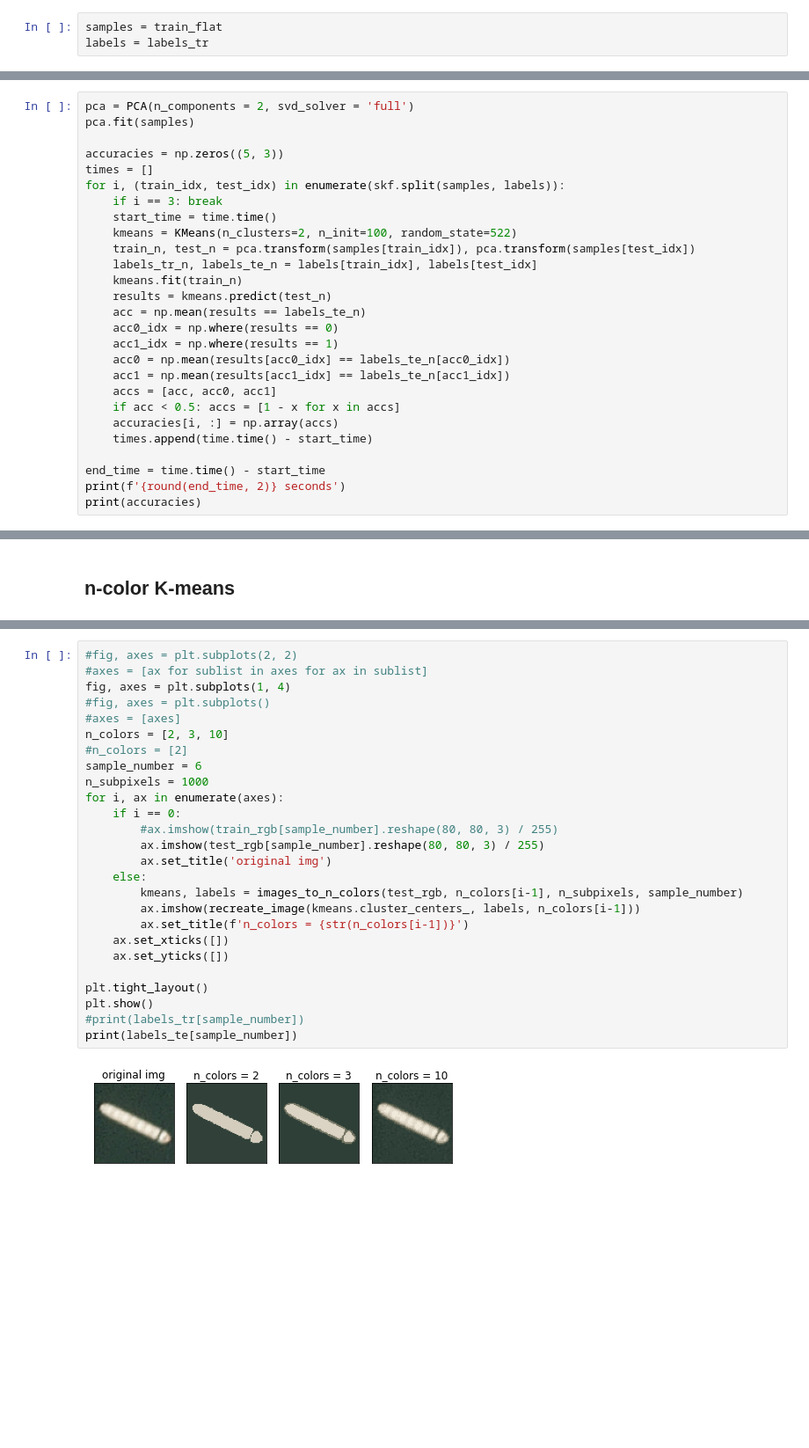
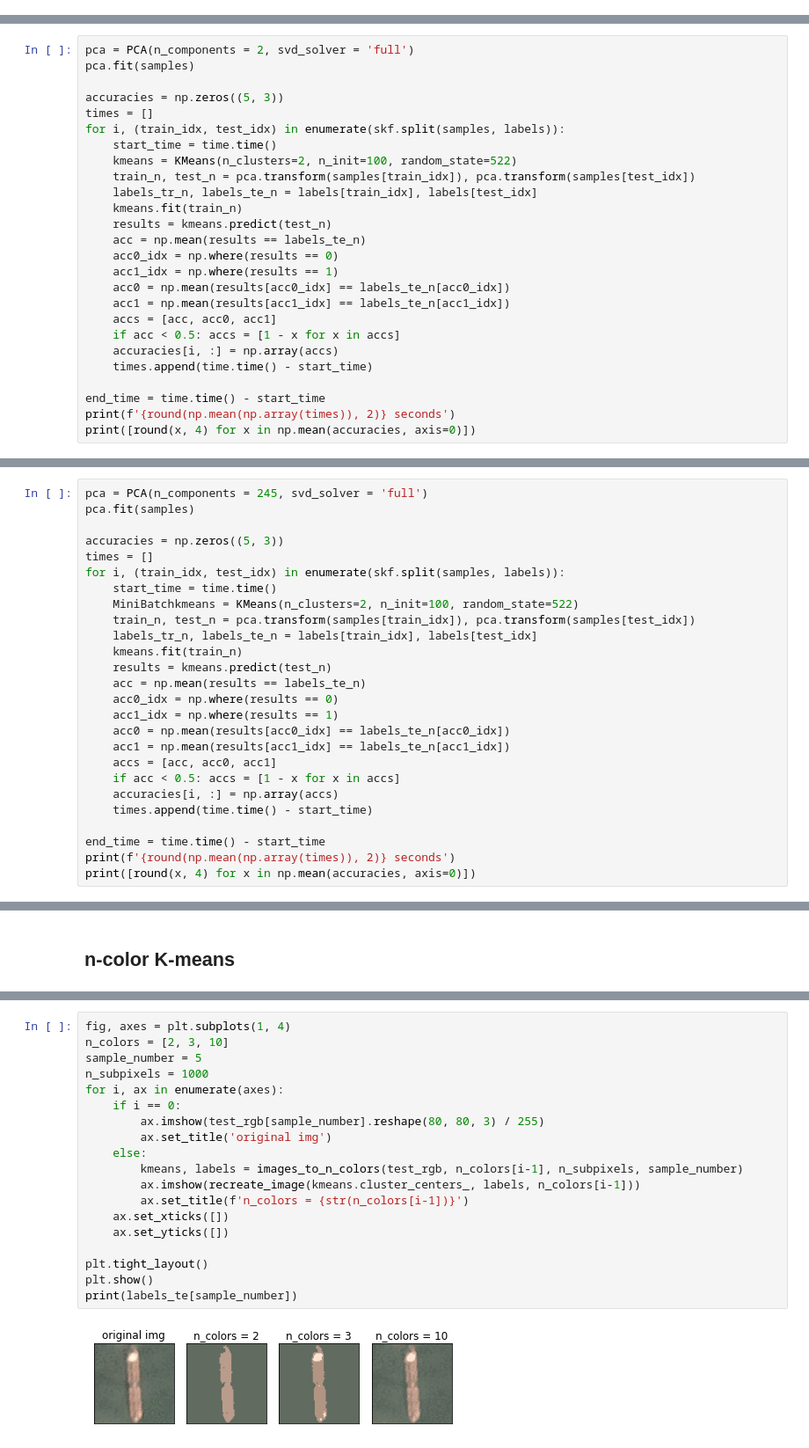
Before and after one commit to LaneMatthewJ/SaSSaSSaS, a Jupyter notebook: clustering_methods.ipynb, the cells around one changed output, grey strips where cells are left out. Shown at 88% size. Saved outputs shown, nothing was run; the diff lists cells and outputs as text; blank space fills up the shorter version.

```diff
--- a/clustering_methods.ipynb
+++ b/clustering_methods.ipynb
@@ -37,3 +64,0 @@ test_flat = test.reshape(test.shape[0], 19200)
-# %%
-samples = train_flat
-labels = labels_tr
@@ -106,7 +102,6 @@ pca.fit(samples)
 accuracies = np.zeros((5, 3))
 times = []
 for i, (train_idx, test_idx) in enumerate(skf.split(samples, labels)):
-    if i == 3: break
     start_time = time.time()
     kmeans = KMeans(n_clusters=2, n_init=100, random_state=522)
     train_n, test_n = pca.transform(samples[train_idx]), pca.transform(samples[test_idx])
@@ -124,6 +119,6 @@ for i, (train_idx, test_idx) in enumerate(skf.split(samples, labels)):
     times.append(time.time() - start_time)
 
 end_time = time.time() - start_time
-print(f'{round(end_time, 2)} seconds')
-print(accuracies)
+print(f'{round(np.mean(np.array(times)), 2)} seconds')
+print([round(x, 4) for x in np.mean(accuracies, axis=0)])
 # %% [output]
@@ -238,0 +212,26 @@ print(accuracies)
+# %%
+pca = PCA(n_components = 245, svd_solver = 'full')
+pca.fit(samples)
+
+accuracies = np.zeros((5, 3))
+times = []
+for i, (train_idx, test_idx) in enumerate(skf.split(samples, labels)):
+    start_time = time.time()
+    MiniBatchkmeans = KMeans(n_clusters=2, n_init=100, random_state=522)
+    train_n, test_n = pca.transform(samples[train_idx]), pca.transform(samples[test_idx])
+    labels_tr_n, labels_te_n = labels[train_idx], labels[test_idx]
+    kmeans.fit(train_n)
+    results = kmeans.predict(test_n)
+    acc = np.mean(results == labels_te_n)
+    acc0_idx = np.where(results == 0)
+    acc1_idx = np.where(results == 1)
+    acc0 = np.mean(results[acc0_idx] == labels_te_n[acc0_idx])
+    acc1 = np.mean(results[acc1_idx] == labels_te_n[acc1_idx])
+    accs = [acc, acc0, acc1]
+    if acc < 0.5: accs = [1 - x for x in accs]
+    accuracies[i, :] = np.array(accs)
+    times.append(time.time() - start_time)
+
+end_time = time.time() - start_time
+print(f'{round(np.mean(np.array(times)), 2)} seconds')
+print([round(x, 4) for x in np.mean(accuracies, axis=0)])
@@ -270,31 +272,24 @@ def recreate_image(clusters, labels, n_colors, flat=False):
     else:
         return img
 # %%
-#fig, axes = plt.subplots(2, 2)
-#axes = [ax for sublist in axes for ax in sublist]
 fig, axes = plt.subplots(1, 4)
-#fig, axes = plt.subplots()
-#axes = [axes]
 n_colors = [2, 3, 10]
-#n_colors = [2]
-sample_number = 6
+sample_number = 5
 n_subpixels = 1000
 for i, ax in enumerate(axes):
     if i == 0:
-        #ax.imshow(train_rgb[sample_number].reshape(80, 80, 3) / 255)
         ax.imshow(test_rgb[sample_number].reshape(80, 80, 3) / 255)
         ax.set_title('original img')
     else:
         kmeans, labels = images_to_n_colors(test_rgb, n_colors[i-1], n_subpixels, sample_number)
         ax.imshow(recreate_image(kmeans.cluster_centers_, labels, n_colors[i-1]))
         ax.set_title(f'n_colors = {str(n_colors[i-1])}')
     ax.set_xticks([])
     ax.set_yticks([])
 
 plt.tight_layout()
 plt.show()
-#print(labels_tr[sample_number])
 print(labels_te[sample_number])
 # %% [output]
-[figure, old version]
+[figure, new version]
 1
```
Also changed, not shown: parts of 22 cells of this notebook.
